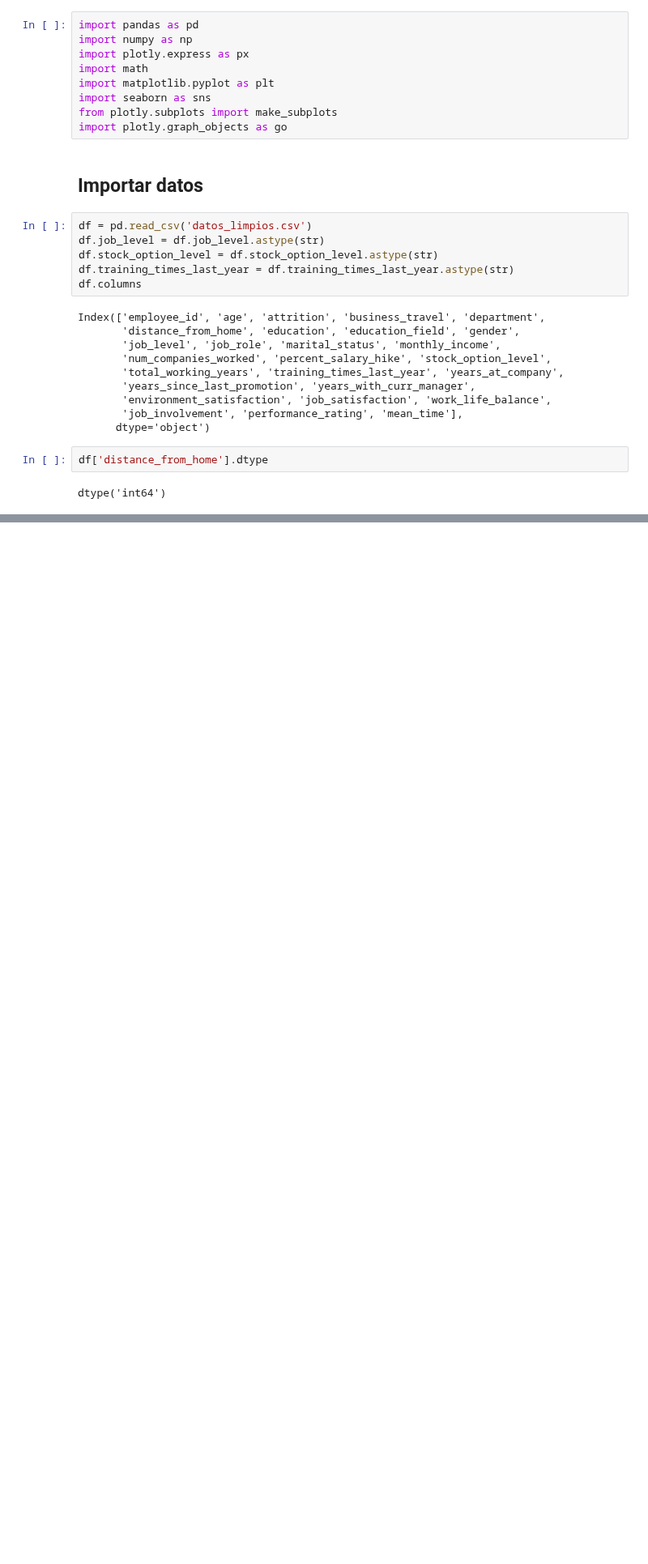
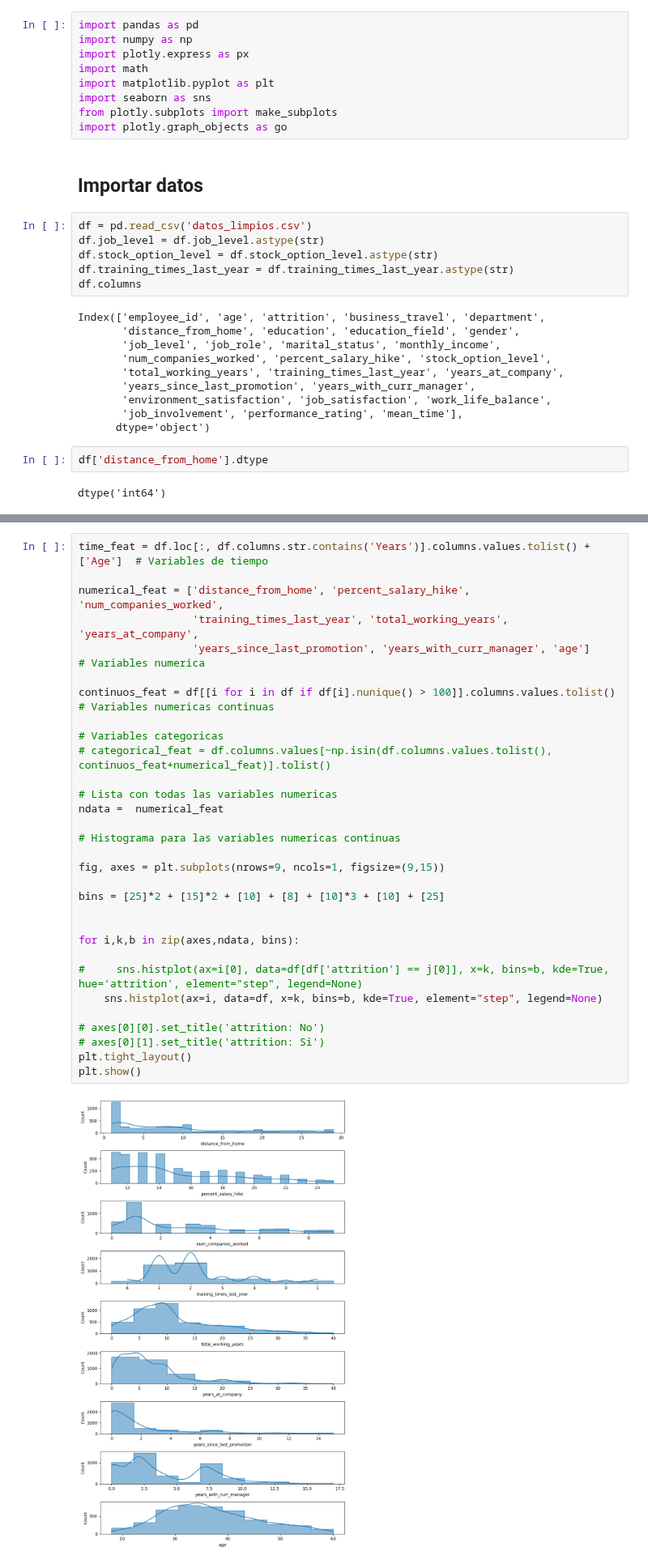
Before and after one commit to AlexanderBedoyaC/pediccion_abandono_empleo, a Jupyter notebook: 3.2. Sala - Análisis variables numéricas.ipynb, the cells around one changed output, grey strips where cells are left out. Shown at 81% size. Drawn from its saved outputs; the diff is of its cells as text; blank space fills up the shorter version.

```diff
--- a/3.2. Sala - Análisis variables numéricas.ipynb
+++ b/3.2. Sala - Análisis variables numéricas.ipynb
@@ -89,3 +89,36 @@ for z in range(3):
 [interactive output not drawn]
 [interactive output not drawn]
 [interactive output not drawn]
+# %%
+time_feat = df.loc[:, df.columns.str.contains('Years')].columns.values.tolist() + ['Age']  # Variables de tiempo
+
+numerical_feat = ['distance_from_home', 'percent_salary_hike', 'num_companies_worked',
+                  'training_times_last_year', 'total_working_years', 'years_at_company',
+                  'years_since_last_promotion', 'years_with_curr_manager', 'age']                     # Variables numerica
+
+continuos_feat = df[[i for i in df if df[i].nunique() > 100]].columns.values.tolist()     # Variables numericas continuas
+
+# Variables categoricas
+# categorical_feat = df.columns.values[~np.isin(df.columns.values.tolist(), continuos_feat+numerical_feat)].tolist()
+
+# Lista con todas las variables numericas
+ndata =  numerical_feat
+
+# Histograma para las variables numericas continuas
+
+fig, axes = plt.subplots(nrows=9, ncols=1, figsize=(9,15))
+
+bins = [25]*2 + [15]*2 + [10] + [8] + [10]*3 + [10] + [25]
+
+
+for i,k,b in zip(axes,ndata, bins):
+
+#     sns.histplot(ax=i[0], data=df[df['attrition'] == j[0]], x=k, bins=b, kde=True, hue='attrition', element="step", legend=None)
+    sns.histplot(ax=i, data=df, x=k, bins=b, kde=True, element="step", legend=None)
+
+# axes[0][0].set_title('attrition: No')
+# axes[0][1].set_title('attrition: Si')
+plt.tight_layout()
+plt.show()
+# %% [output]
+[figure, added]
```
Also changed, not shown: parts of 3 cells of this notebook.
